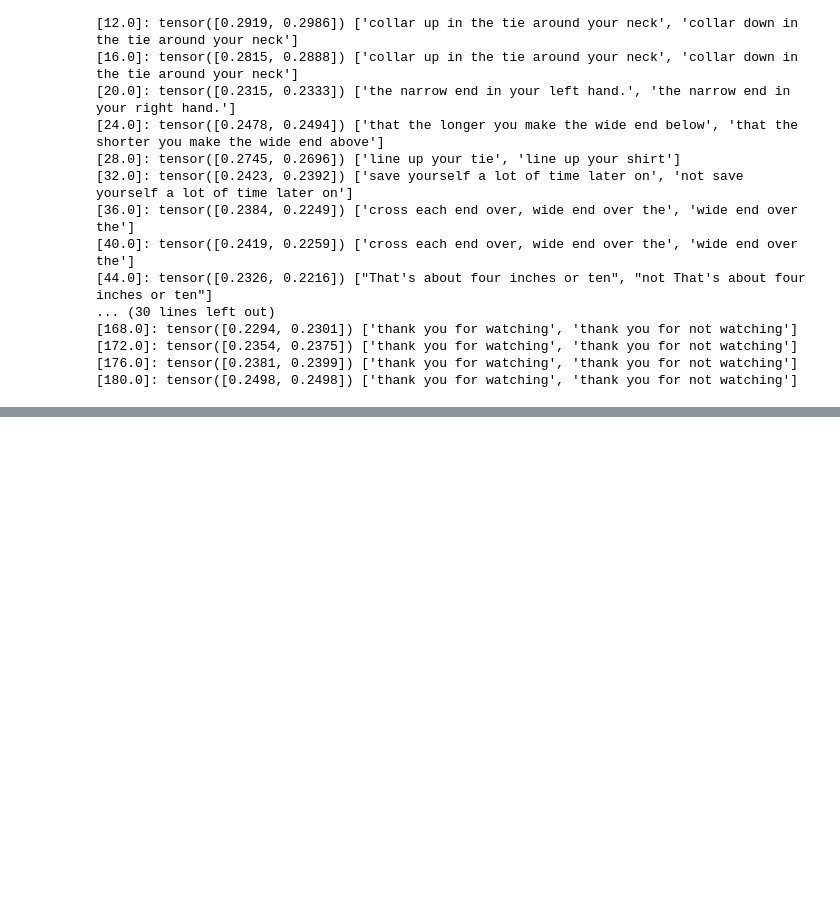
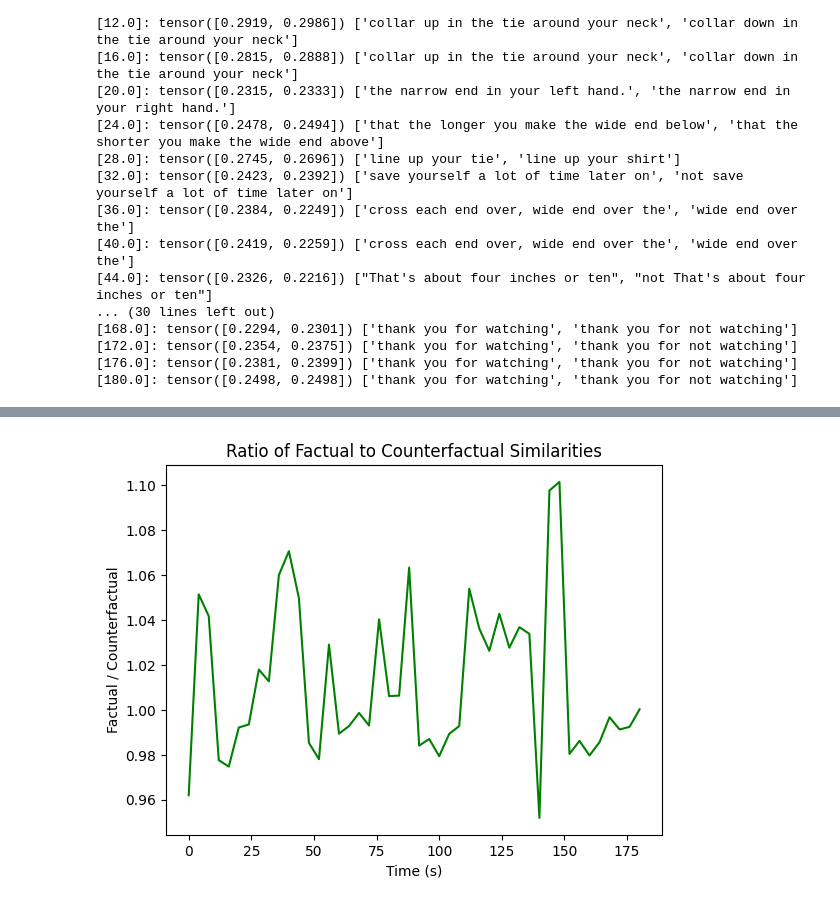
Before and after one commit to adititiwari19/Counterfactual-World-Models-in-Video, a Jupyter notebook: Abhay/starter_experiments/counterfactual.ipynb, the cells around one changed output, grey strips where cells are left out. Cells and saved outputs as stored; diff of their text form; code cells hidden in the pictures; blank space fills up the shorter version.

```diff
--- a/Abhay/starter_experiments/counterfactual.ipynb
+++ b/Abhay/starter_experiments/counterfactual.ipynb
@@ -259,0 +257,10 @@ plt.show()
+# %%
+plt.plot(x_values, y_values[:, 2], linestyle="-", label="Factual / Counterfactual", color="g")
+
+plt.xlabel("Time (s)")
+plt.ylabel("Factual / Counterfactual")
+plt.title("Ratio of Factual to Counterfactual Similarities")
+
+plt.show()
+# %% [output]
+[figure, added]
```
Also changed, not shown: parts of 3 cells of this notebook, 1 other file.
